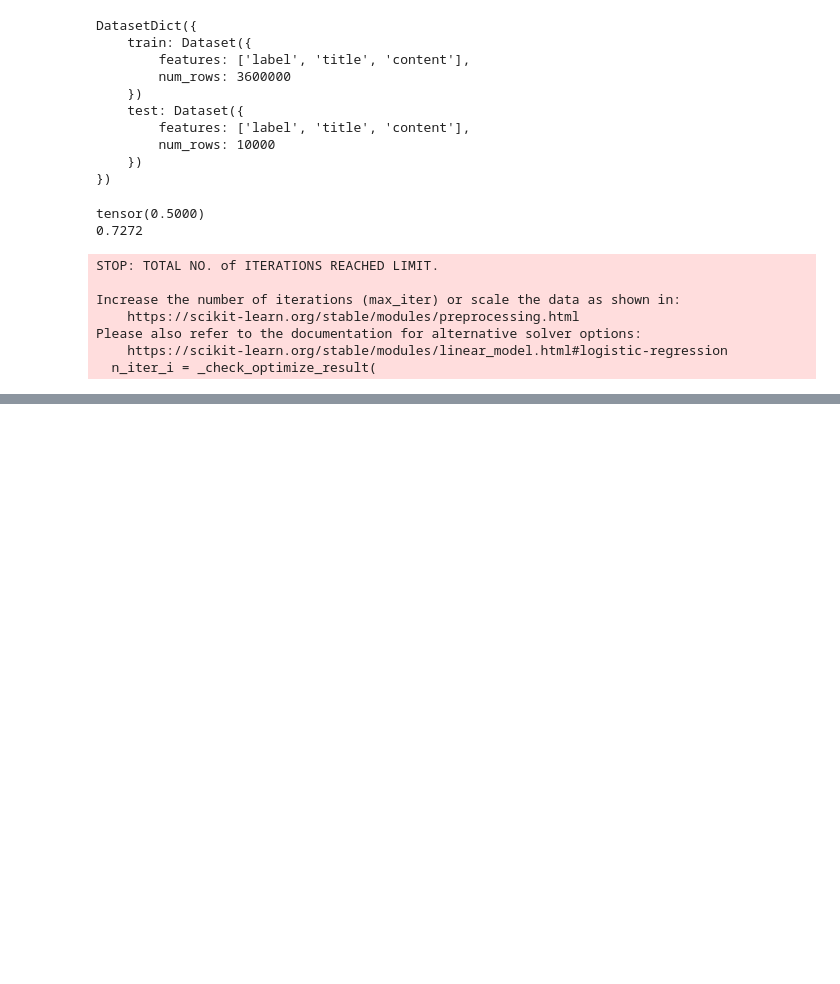
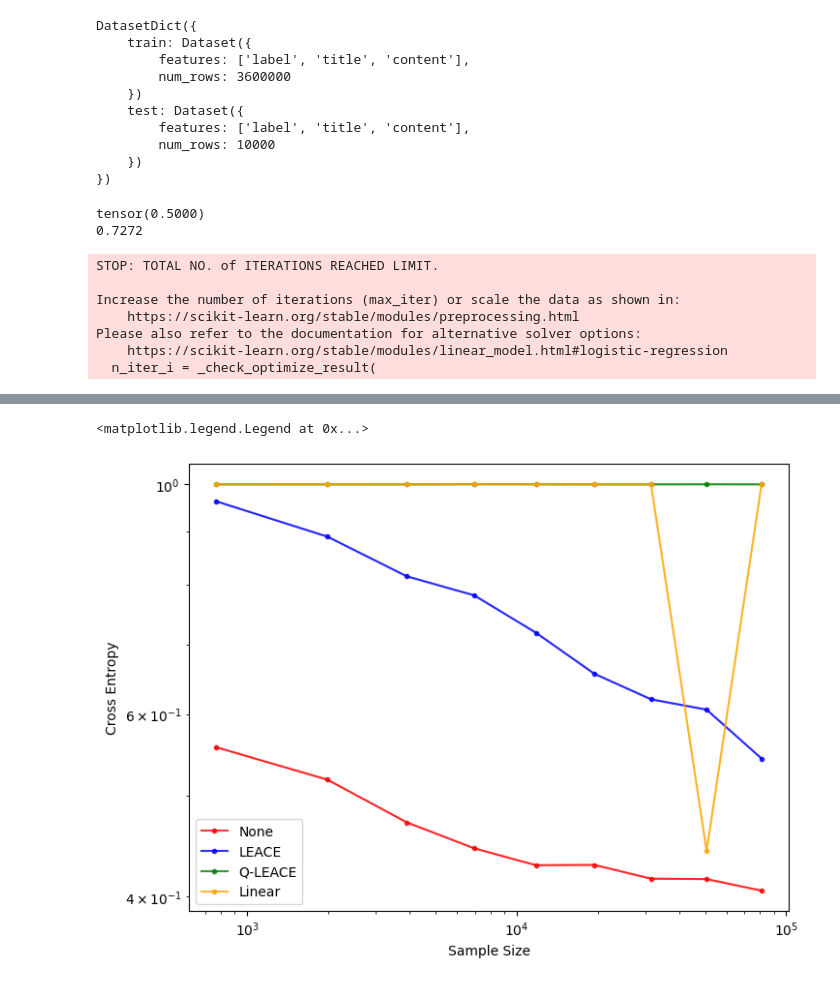
Before and after one commit to EleutherAI/mdl, a Jupyter notebook: experiments/sentiment_dataset.ipynb, the cells around one changed output, grey strips where cells are left out. Drawn from its saved outputs; the diff is of its cells as text; code cells hidden in the pictures; blank space fills up the shorter version.

```diff
--- a/experiments/sentiment_dataset.ipynb
+++ b/experiments/sentiment_dataset.ipynb
@@ -84,0 +120,3 @@ Please also refer to the documentation for alternative solver options:
+# %%
+import pandas as pd
+df = pd.DataFrame(results)
@@ -84,0 +131,21 @@ Please also refer to the documentation for alternative solver options:
+# %%
+import matplotlib.pyplot as plt
+
+fig, ax = plt.subplots(figsize=(8, 6))
+for erasure, color in zip(erasures, ["red", "blue", "green", "orange"]):
+    sub_df = df[df.erasure == erasure]
+    x = sub_df.sample_sizes.iloc[0][:-1]
+    y = sub_df.median_ce_curve.iloc[0]
+    ax.plot(x, y, label=erasure, alpha=0.8, marker=".", color=color)
+    for seed in seeds:
+        x = sub_df.sample_sizes.iloc[0][:-1]
+        y = sub_df[f"ce_curve{seed}"].iloc[0]
+        ax.plot(x, y, alpha=0.2, color=color)
+ax.set_xlabel("Sample Size")
+ax.set_ylabel("Cross Entropy")
+# ax.set_ylim(0, 1.1)
+ax.loglog()
+ax.legend()
+# %% [output]
+<matplotlib.legend.Legend at 0x...>
+[figure, added]
```
Also changed, not shown: parts of 3 cells of this notebook, 1 other file.
